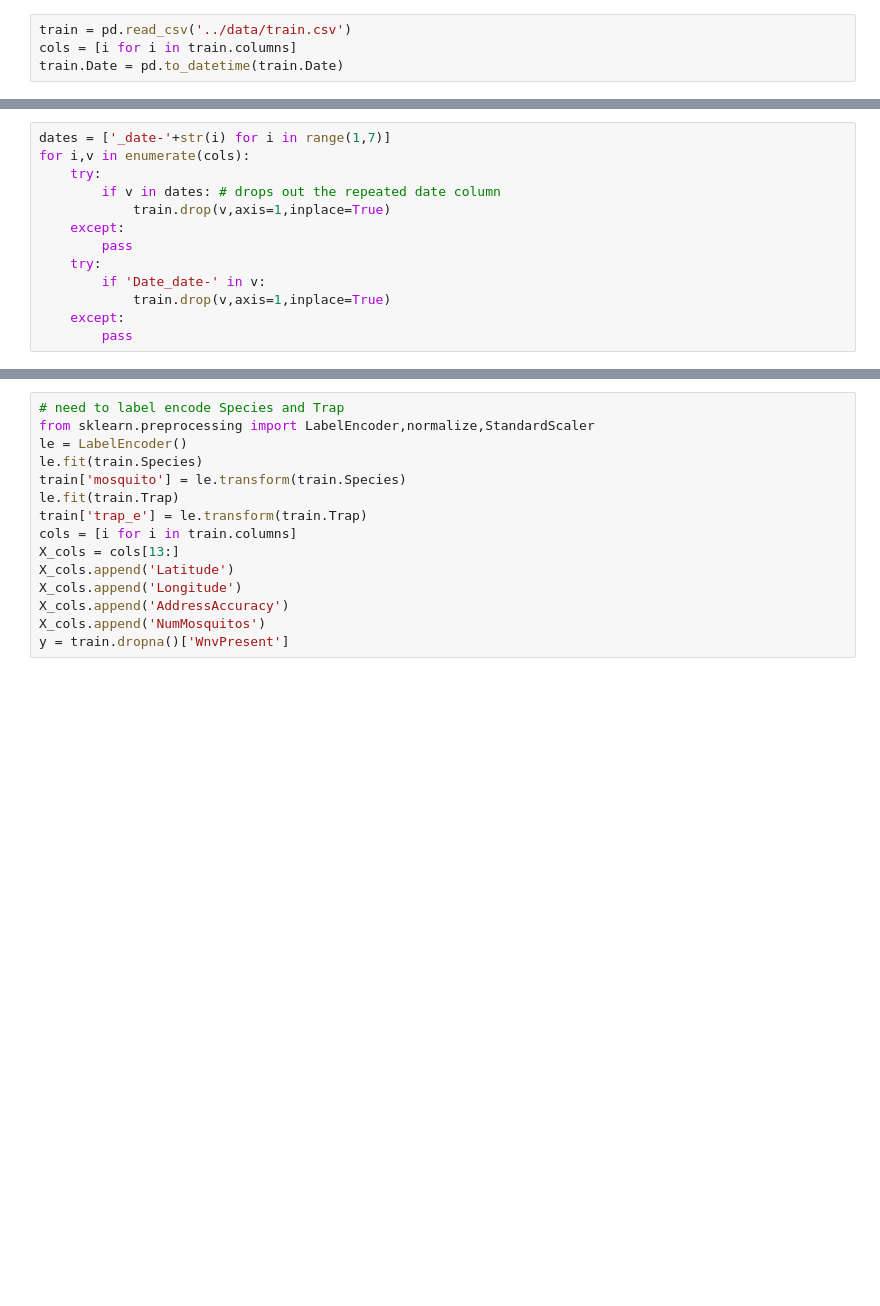
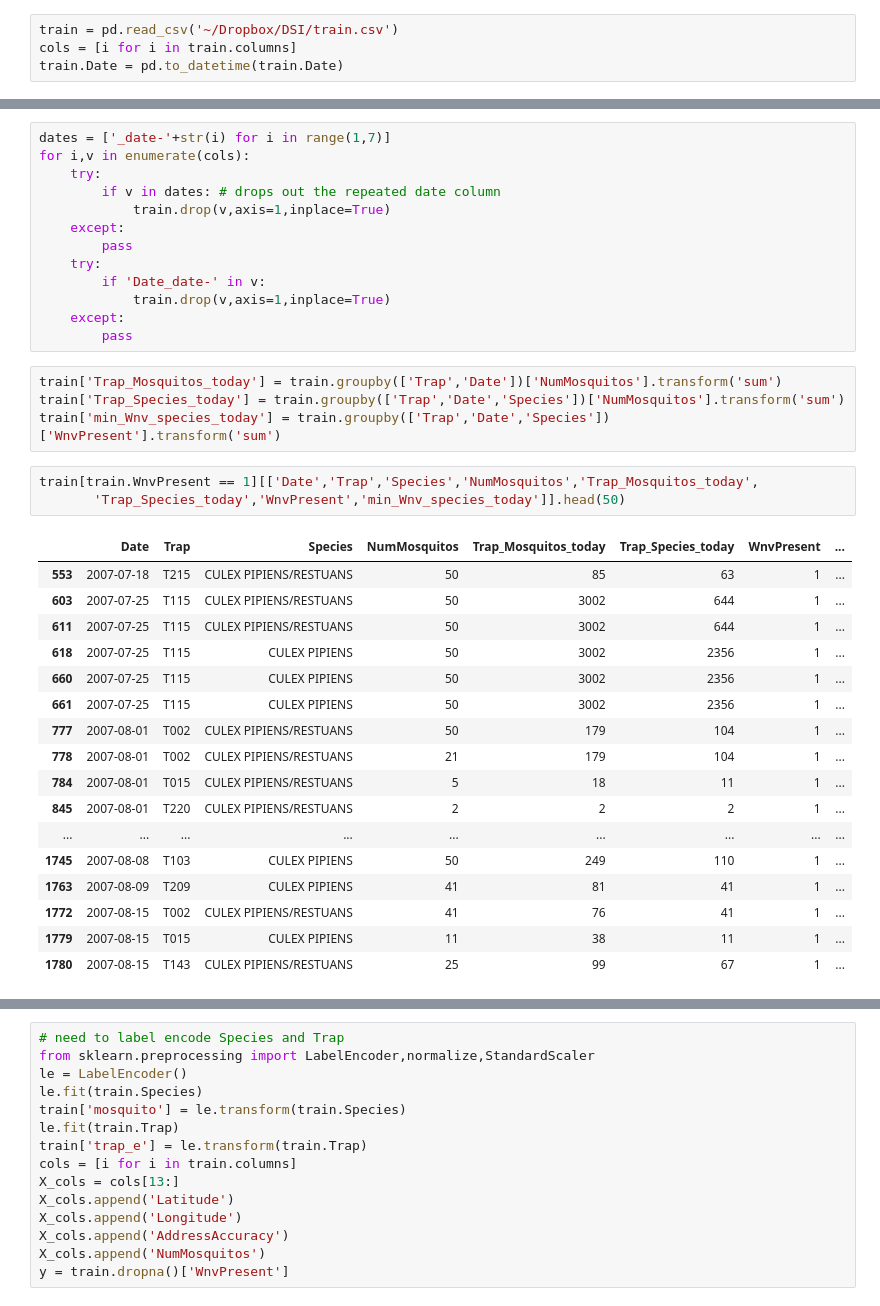
Before and after one commit to austinbrian/skeeter_patrol, a Jupyter notebook: code/BDA-modeling.ipynb, the cells around one changed output, grey strips where cells are left out. Cells and saved outputs as stored; diff of their text form; blank space fills up the shorter version.

```diff
--- a/code/BDA-modeling.ipynb
+++ b/code/BDA-modeling.ipynb
@@ -4,7 +4,7 @@ import pandas as pd
 import matplotlib.pyplot as plt
 import seaborn as sns
 # %%
-train = pd.read_csv('../data/train.csv')
+train = pd.read_csv('~/Dropbox/DSI/train.csv')
 cols = [i for i in train.columns]
 train.Date = pd.to_datetime(train.Date)
 # %%
@@ -58,3 +58,28 @@ for i,v in enumerate(cols):
             train.drop(v,axis=1,inplace=True)
     except:
         pass
+# %%
+train['Trap_Mosquitos_today'] = train.groupby(['Trap','Date'])['NumMosquitos'].transform('sum')
+train['Trap_Species_today'] = train.groupby(['Trap','Date','Species'])['NumMosquitos'].transform('sum')
+train['min_Wnv_species_today'] = train.groupby(['Trap','Date','Species'])['WnvPresent'].transform('sum')
+# %%
+train[train.WnvPresent == 1][['Date','Trap','Species','NumMosquitos','Trap_Mosquitos_today',
+       'Trap_Species_today','WnvPresent','min_Wnv_species_today']].head(50)
+# %% [output]
+|  | Date | Trap | Species | NumMosquitos | Trap_Mosquitos_today | Trap_Species_today | WnvPresent | ... |
+| 553 | 2007-07-18 | T215 | CULEX PIPIENS/RESTUANS | 50 | 85 | 63 | 1 | ... |
+| 603 | 2007-07-25 | T115 | CULEX PIPIENS/RESTUANS | 50 | 3002 | 644 | 1 | ... |
+| 611 | 2007-07-25 | T115 | CULEX PIPIENS/RESTUANS | 50 | 3002 | 644 | 1 | ... |
+| 618 | 2007-07-25 | T115 | CULEX PIPIENS | 50 | 3002 | 2356 | 1 | ... |
+| 660 | 2007-07-25 | T115 | CULEX PIPIENS | 50 | 3002 | 2356 | 1 | ... |
+| 661 | 2007-07-25 | T115 | CULEX PIPIENS | 50 | 3002 | 2356 | 1 | ... |
+| 777 | 2007-08-01 | T002 | CULEX PIPIENS/RESTUANS | 50 | 179 | 104 | 1 | ... |
+| 778 | 2007-08-01 | T002 | CULEX PIPIENS/RESTUANS | 21 | 179 | 104 | 1 | ... |
+| 784 | 2007-08-01 | T015 | CULEX PIPIENS/RESTUANS | 5 | 18 | 11 | 1 | ... |
+| 845 | 2007-08-01 | T220 | CULEX PIPIENS/RESTUANS | 2 | 2 | 2 | 1 | ... |
+| ... | ... | ... | ... | ... | ... | ... | ... | ... |
+| 1745 | 2007-08-08 | T103 | CULEX PIPIENS | 50 | 249 | 110 | 1 | ... |
+| 1763 | 2007-08-09 | T209 | CULEX PIPIENS | 41 | 81 | 41 | 1 | ... |
+| 1772 | 2007-08-15 | T002 | CULEX PIPIENS/RESTUANS | 41 | 76 | 41 | 1 | ... |
+| 1779 | 2007-08-15 | T015 | CULEX PIPIENS | 11 | 38 | 11 | 1 | ... |
+| 1780 | 2007-08-15 | T143 | CULEX PIPIENS/RESTUANS | 25 | 99 | 67 | 1 | ... |
```
Also changed, not shown: parts of 3 cells of this notebook, 3 other files.
